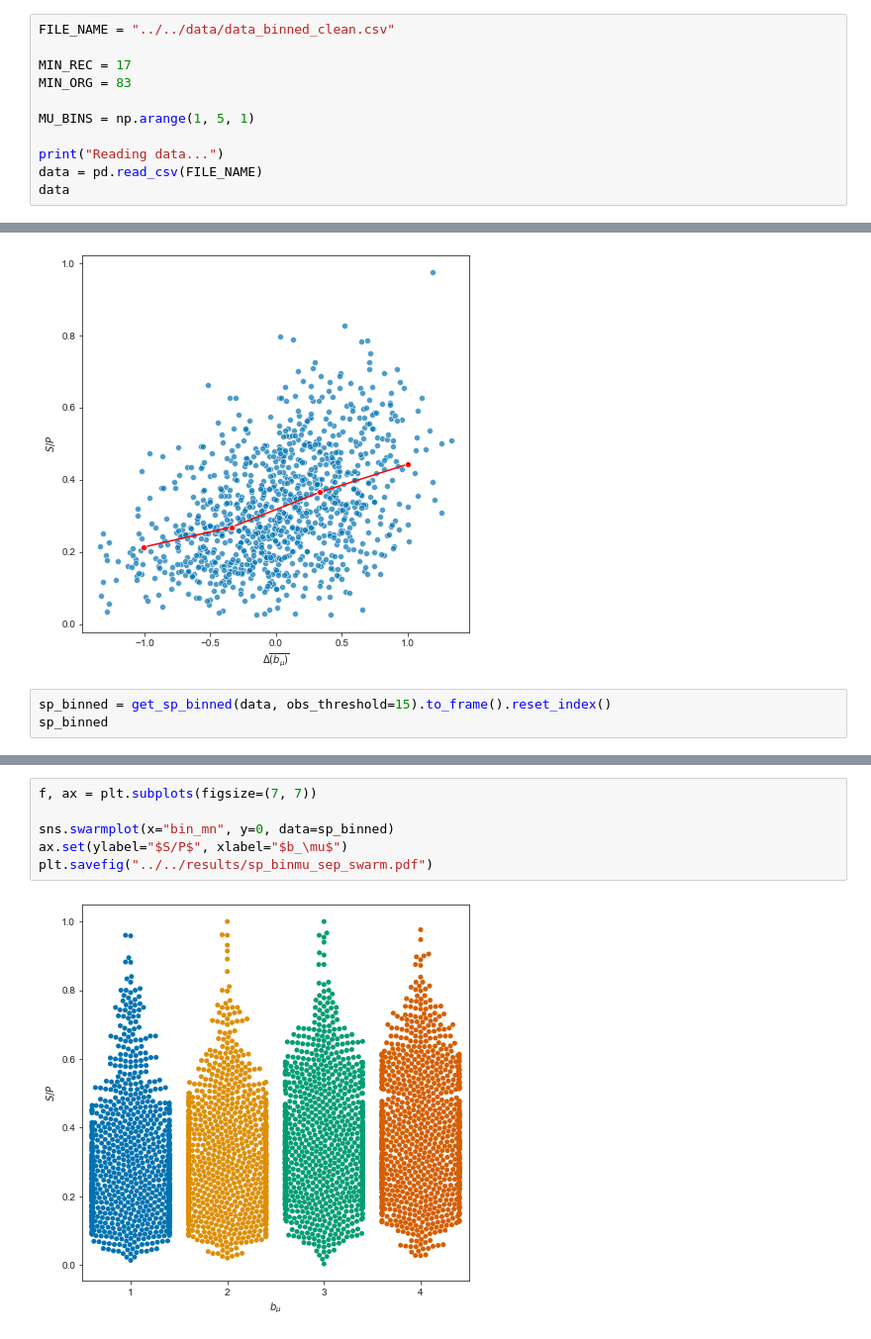
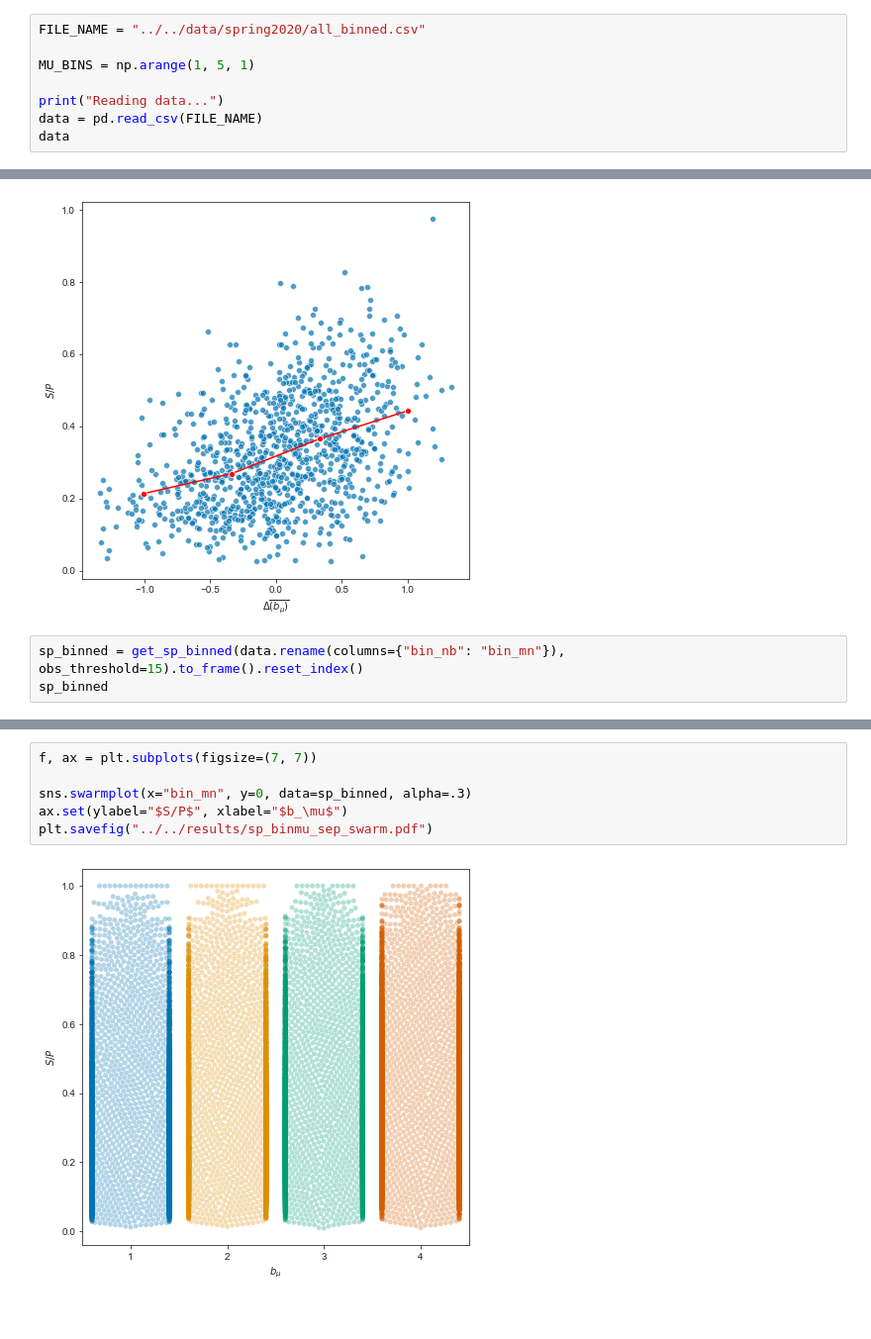
Before and after one commit to QuVil/cmb-recommendation, a Jupyter notebook: src/analysis/exploratory.ipynb, the cells around one changed output, grey strips where cells are left out. Shown at 99% size. Cells and saved outputs as stored; diff of their text form.

```diff
--- a/src/analysis/exploratory.ipynb
+++ b/src/analysis/exploratory.ipynb
@@ -59,10 +56,7 @@ def get_sp_binned(clean_data, obs_threshold=7):
     songs_data = songs_data.groupby(["user_id", "bin_mn"]).size().divide(songs_data.sum(level=["user_id", "bin_mn"]))
     return songs_data
 # %%
-FILE_NAME = "../../data/data_binned_clean.csv"
-
-MIN_REC = 17
-MIN_ORG = 83
+FILE_NAME = "../../data/spring2020/all_binned.csv"
 
 MU_BINS = np.arange(1, 5, 1)
 
@@ -445,7 +434,7 @@ plt.savefig("../../results/sp_deltamu.pdf")
 # %% [output]
 [figure]
 # %%
-sp_binned = get_sp_binned(data, obs_threshold=15).to_frame().reset_index()
+sp_binned = get_sp_binned(data.rename(columns={"bin_nb": "bin_mn"}), obs_threshold=15).to_frame().reset_index()
 sp_binned
 # %% [output]
 |  | user_id | bin_mn | 0 |
@@ -475,11 +464,11 @@ plt.savefig("../../results/sp_binmu_sep.pdf")
 # %%
 f, ax = plt.subplots(figsize=(7, 7))
 
-sns.swarmplot(x="bin_mn", y=0, data=sp_binned)
+sns.swarmplot(x="bin_mn", y=0, data=sp_binned, alpha=.3)
 ax.set(ylabel="$S/P$", xlabel="$b_\mu$")
 plt.savefig("../../results/sp_binmu_sep_swarm.pdf")
 # %% [output]
-[figure, old version]
+[figure, new version]
 # %%
 # Manual bootstrap sampling of users
 sample_size = 500
```
Also changed, not shown: parts of 23 cells of this notebook, 21 other files.
